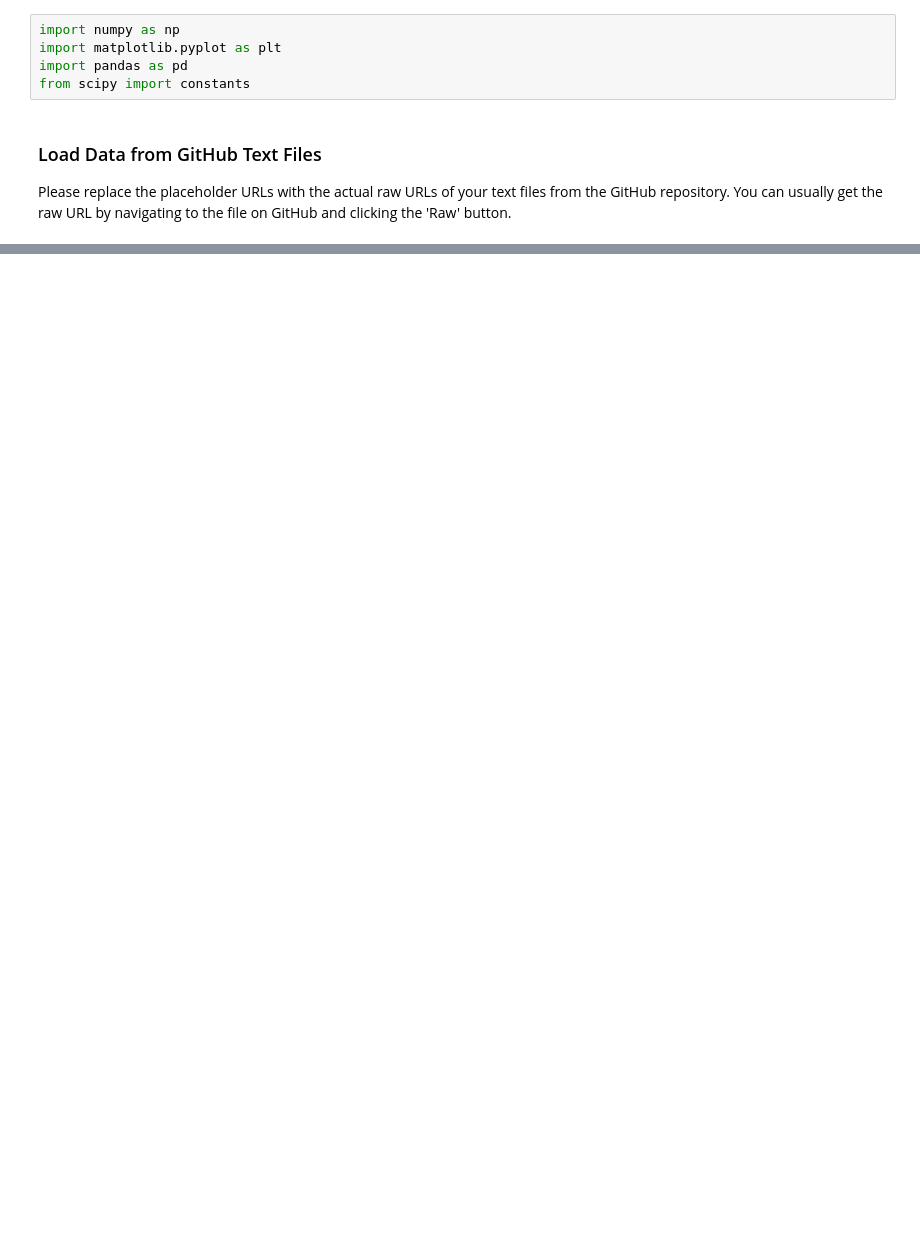
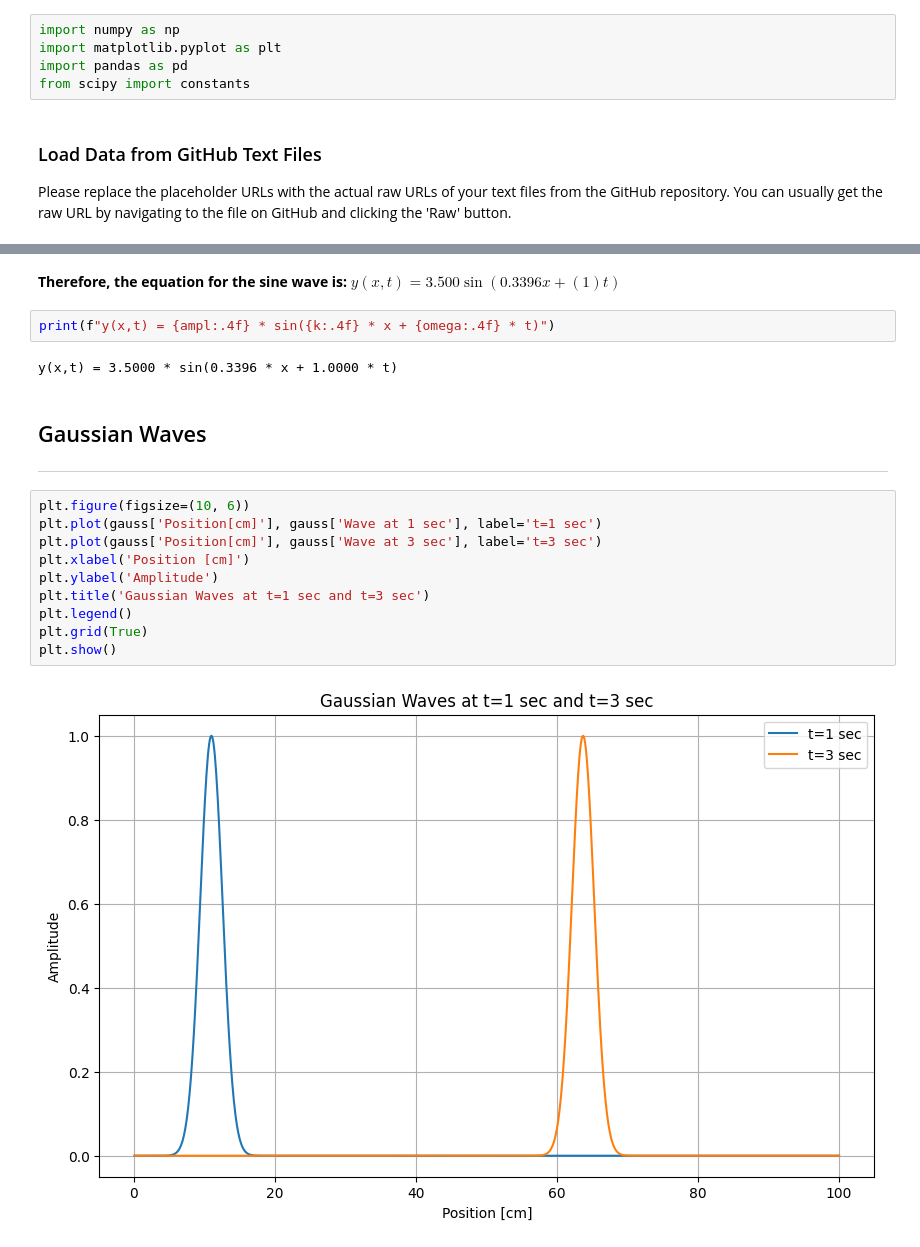
Before and after one commit to jarrodsb/PHYS_313, a Jupyter notebook: HW1/Bieber_HW1.ipynb, the cells around one changed output, grey strips where cells are left out. Cells and saved outputs as stored; diff of their text form; blank space fills up the shorter version.

```diff
--- a/HW1/Bieber_HW1.ipynb
+++ b/HW1/Bieber_HW1.ipynb
@@ -58,0 +95,22 @@ display(two_Gauss.head())
+# %% [markdown]
+**Therefore, the equation for the sine wave is: $y(x,t)=3.500\sin{\left(0.3396x+\left(1\right)t\right)}$**
+# %%
+print(f"y(x,t) = {ampl:.4f} * sin({k:.4f} * x + {omega:.4f} * t)")
+# %% [output]
+y(x,t) = 3.5000 * sin(0.3396 * x + 1.0000 * t)
+# %% [markdown]
+## Gaussian Waves
+
+---
+# %%
+plt.figure(figsize=(10, 6))
+plt.plot(gauss['Position[cm]'], gauss['Wave at 1 sec'], label='t=1 sec')
+plt.plot(gauss['Position[cm]'], gauss['Wave at 3 sec'], label='t=3 sec')
+plt.xlabel('Position [cm]')
+plt.ylabel('Amplitude')
+plt.title('Gaussian Waves at t=1 sec and t=3 sec')
+plt.legend()
+plt.grid(True)
+plt.show()
+# %% [output]
+[figure, added]
```
Also changed, not shown: parts of 22 cells of this notebook.
